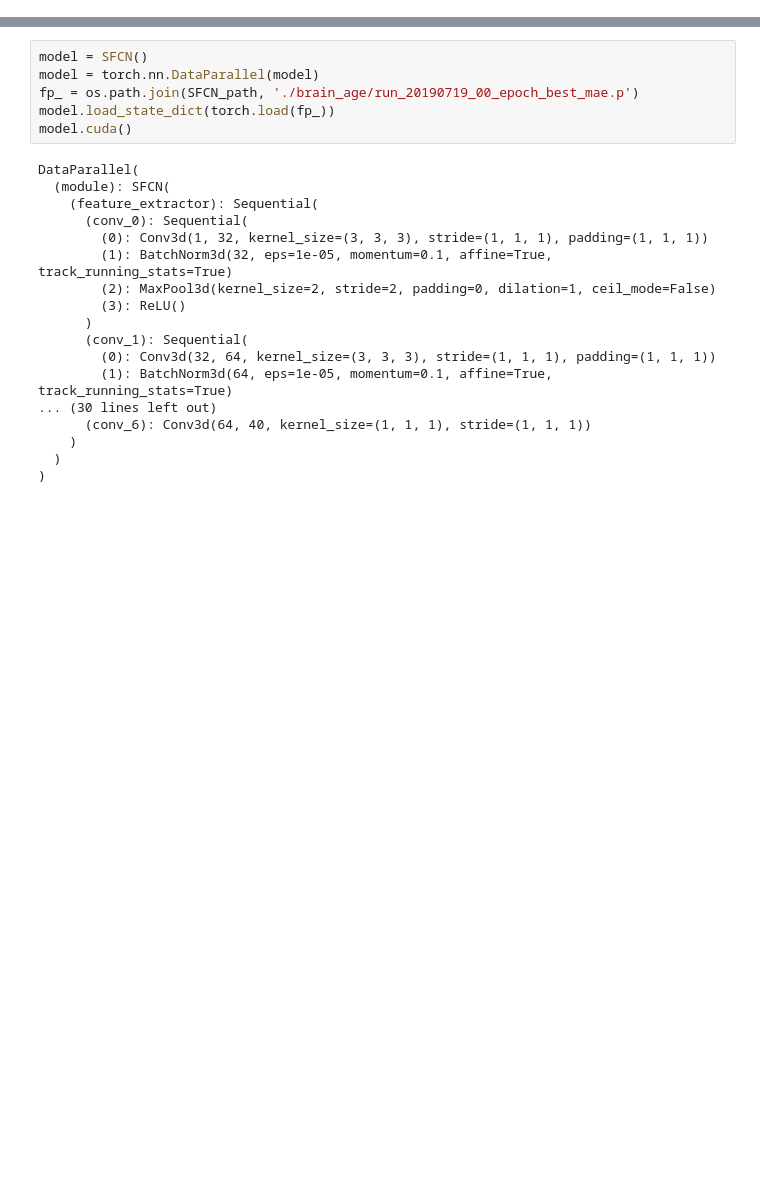
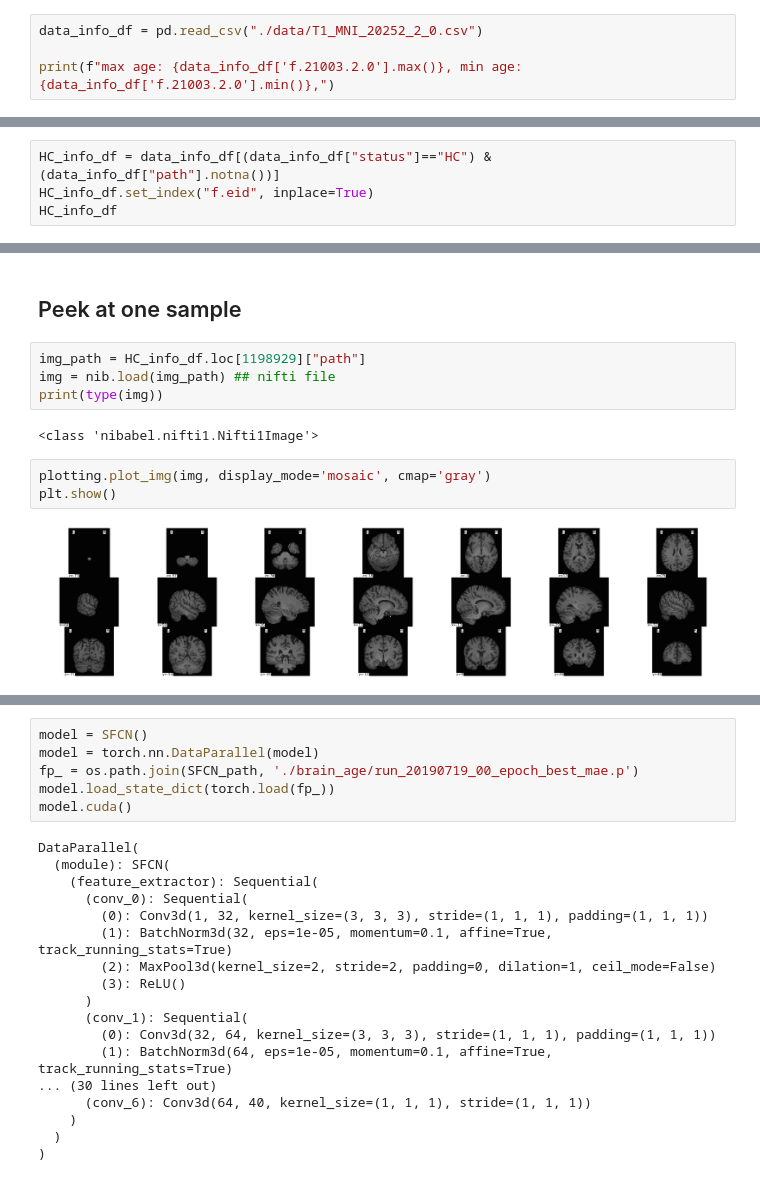
Before and after one commit to Arnoldzyf/ConGele_MSc, a Jupyter notebook: Inference_brain_age.ipynb, the cells around one changed output, grey strips where cells are left out. Saved outputs shown, nothing was run; the diff lists cells and outputs as text; blank space fills up the shorter version.

```diff
--- a/Inference_brain_age.ipynb
+++ b/Inference_brain_age.ipynb
@@ -19,0 +25,4 @@ from scipy.linalg import lstsq
+# %%
+data_info_df = pd.read_csv("./data/T1_MNI_20252_2_0.csv")
+
+print(f"max age: {data_info_df['f.21003.2.0'].max()}, min age: {data_info_df['f.21003.2.0'].min()},")
@@ -19,0 +33,4 @@ from scipy.linalg import lstsq
+# %%
+HC_info_df = data_info_df[(data_info_df["status"]=="HC") & (data_info_df["path"].notna())]
+HC_info_df.set_index("f.eid", inplace=True)
+HC_info_df
@@ -19,0 +73,13 @@ from scipy.linalg import lstsq
+# %% [markdown]
+## Peek at one sample
+# %%
+img_path = HC_info_df.loc[1198929]["path"]
+img = nib.load(img_path) ## nifti file
+print(type(img))
+# %% [output]
+<class 'nibabel.nifti1.Nifti1Image'>
+# %%
+plotting.plot_img(img, display_mode='mosaic', cmap='gray')
+plt.show()
+# %% [output]
+[figure, added]
```
Also changed, not shown: parts of 123 cells of this notebook, 4 other files.
